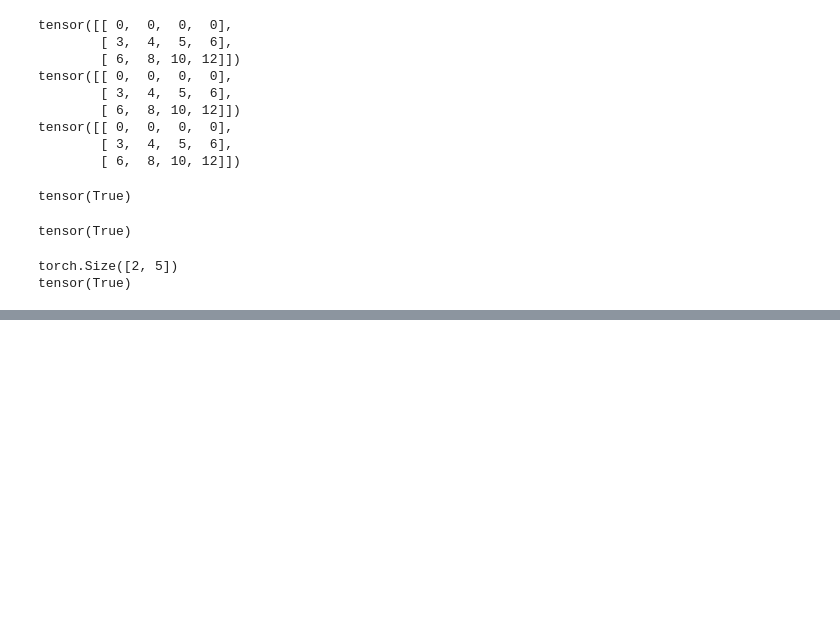
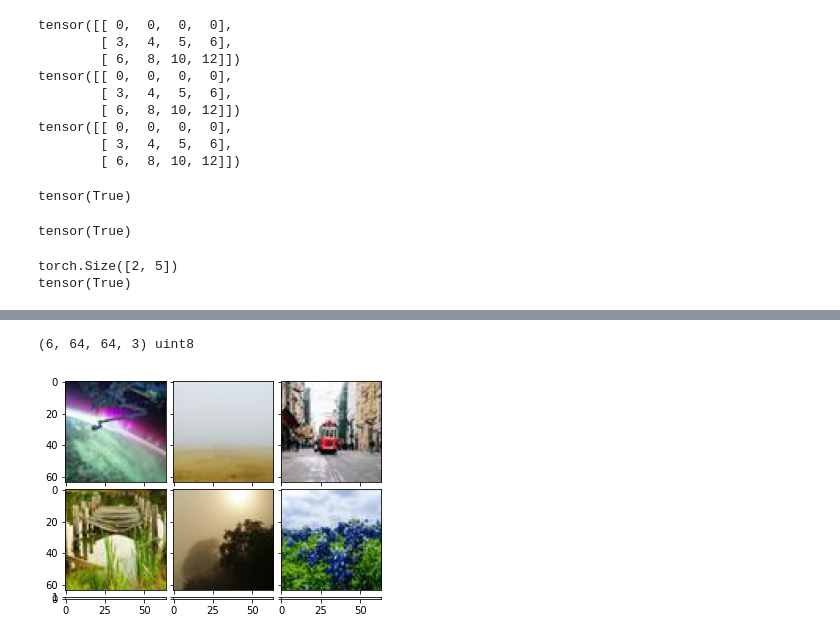
Before and after one commit to Shaunlipy/Pytorch_operations, a Jupyter notebook: Pytorch_Einsum_Einops.ipynb, the cells around one changed output, grey strips where cells are left out. Cells and saved outputs as stored; diff of their text form; code cells hidden in the pictures; blank space fills up the shorter version.

```diff
--- a/Pytorch_Einsum_Einops.ipynb
+++ b/Pytorch_Einsum_Einops.ipynb
@@ -213,0 +230,23 @@ tensor(True)
+# %%
+def get_imgs(num_img):
+  url = 'https://picsum.photos/64/64'
+  res = []
+  for i in range(num_img):
+    response = requests.get(url)
+    res.append(plt.imread(BytesIO(response.content), format='JPG'))
+  return res
+
+ims = get_imgs(6)
+# %%
+ims = np.asarray(ims)
+print(ims.shape, ims.dtype)
+# %% [output]
+(6, 64, 64, 3) uint8
+# %%
+fig = plt.figure()
+grid = ImageGrid(fig, 111, nrows_ncols=(3, 3), axes_pad=0.1)
+for ax, im in zip(grid, ims):
+  ax.imshow(im)
+plt.show()
+# %% [output]
+[figure, added]
```
Also changed, not shown: parts of 25 cells of this notebook.
